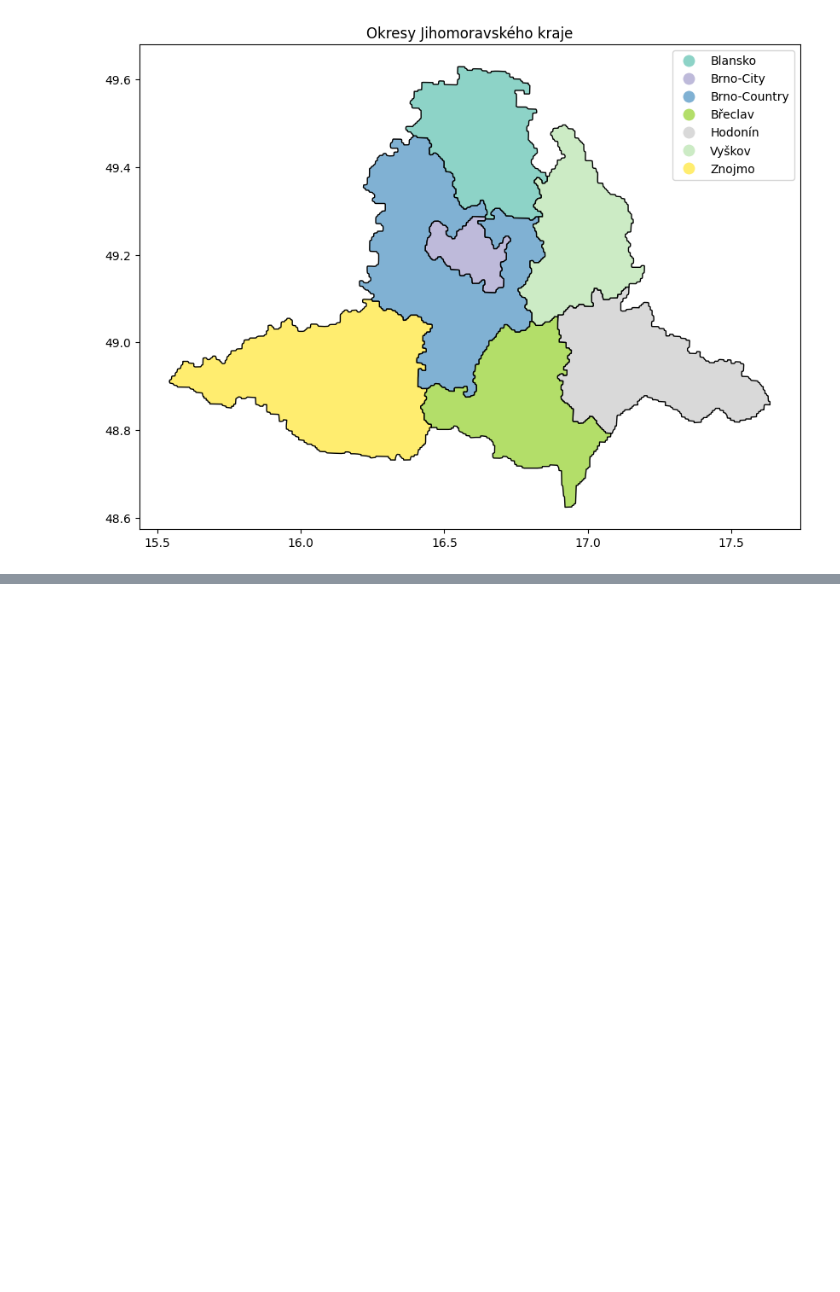
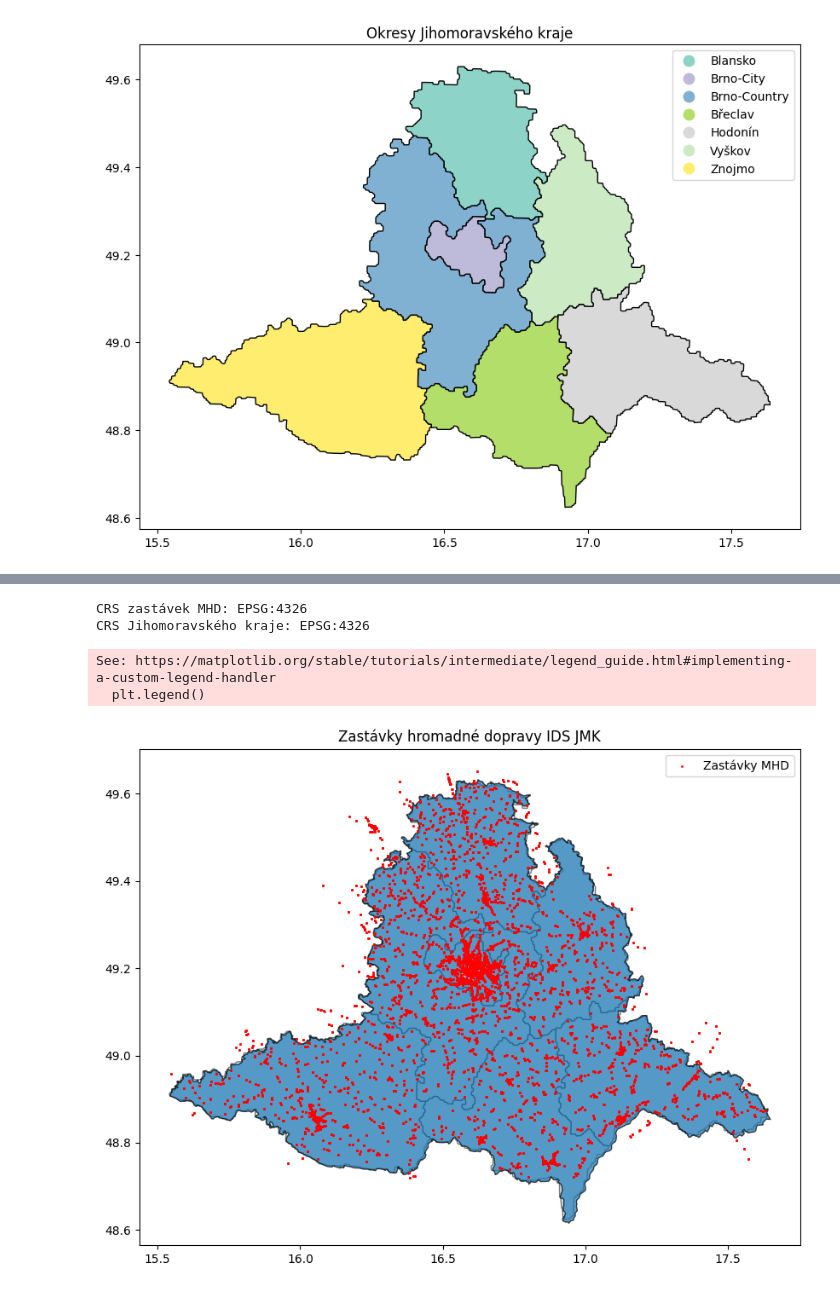
Before and after one commit to JanPelisek/dostupnost-JMK, a Jupyter notebook: rozpracovane.ipynb, the cells around one changed output, grey strips where cells are left out. Cells and saved outputs as stored; diff of their text form; code cells hidden in the pictures; blank space fills up the shorter version.

```diff
--- a/rozpracovane.ipynb
+++ b/rozpracovane.ipynb
@@ -124,0 +122,13 @@ See: https://matplotlib.org/stable/tutorials/intermediate/legend_guide.html#impl
+# %%
+# API pro ADM1 v ČR (kraj).
+api_url_kraj = "https://www.geoboundaries.org/api/current/gbOpen/CZE/ADM1"
+hranice_kraj = requests.get(api_url_kraj)
+len(hranice_kraj.json())
+
+# Všechny okresy ČR, kontrola názvů
+kraje = gpd.read_file(hranice_kraj.json()['gjDownloadURL'])
+display(kraje.head())
+print(kraje["shapeName"].unique())
+
+jmk = kraje[kraje["shapeName"] == "Jihomoravský kraj"]
+print(jmk)
@@ -124,0 +151,55 @@ See: https://matplotlib.org/stable/tutorials/intermediate/legend_guide.html#impl
+# %%
+zastavky_mhd = gpd.read_file(
+    "https://raw.githubusercontent.com/JanPelisek/dostupnost-JMK/main/Data_sources/stops_3349896397534691836.geojson")
+
+
+print("CRS zastávek MHD:", zastavky_mhd.crs)
+print("CRS Jihomoravského kraje:", jhm_okresy_gdf.crs)
+
+
+fig, ax = plt.subplots(figsize=(10, 8))
+
+# Okresy
+jhm_okresy_gdf.plot(
+    ax=ax,
+    color="lightblue",
+    edgecolor="black",
+    alpha=0.5,
+    label="Okresy Jihomoravského kraje"
+)
+
+# Hranice JMK
+jmk.plot(
+    ax=ax,
+    edgecolor="black",
+    alpha=0.7,
+    label="Jihomoravský kraj"
+)
+
+# Brno-střed
+brno_stred.plot(
+    ax=ax,
+    color="white",
+    edgecolor="darkred",
+    alpha=0.7,
+    label="Brno-střed"
+)
+
+# Zastávky MHD
+zastavky_mhd.plot(
+    ax=ax,
+    marker="o",
+    color="red",
+    markersize=1,
+    label="Zastávky MHD"
+)
+
+ax.set_title("Zastávky hromadné dopravy IDS JMK")
+plt.legend()
+plt.show()
+# %% [output]
+CRS zastávek MHD: EPSG:4326
+CRS Jihomoravského kraje: EPSG:4326
+See: https://matplotlib.org/stable/tutorials/intermediate/legend_guide.html#implementing-a-custom-legend-handler
+  plt.legend()
+[figure, added]
```
Also changed, not shown: parts of 7 cells of this notebook.
